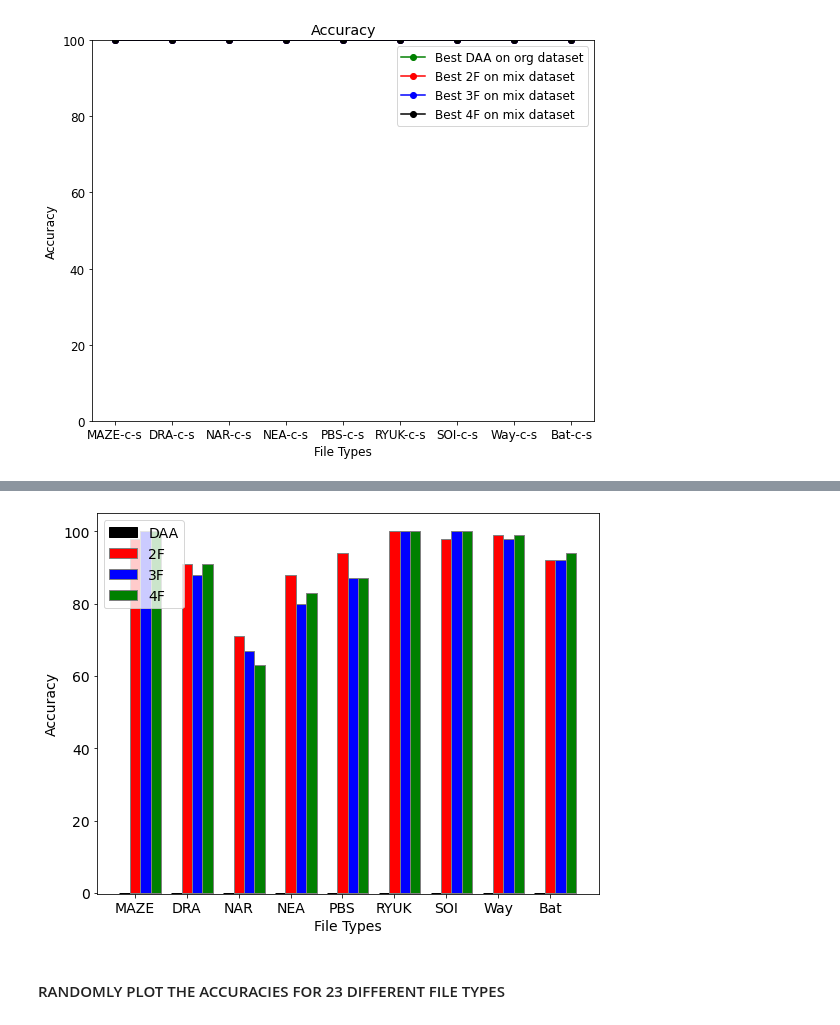
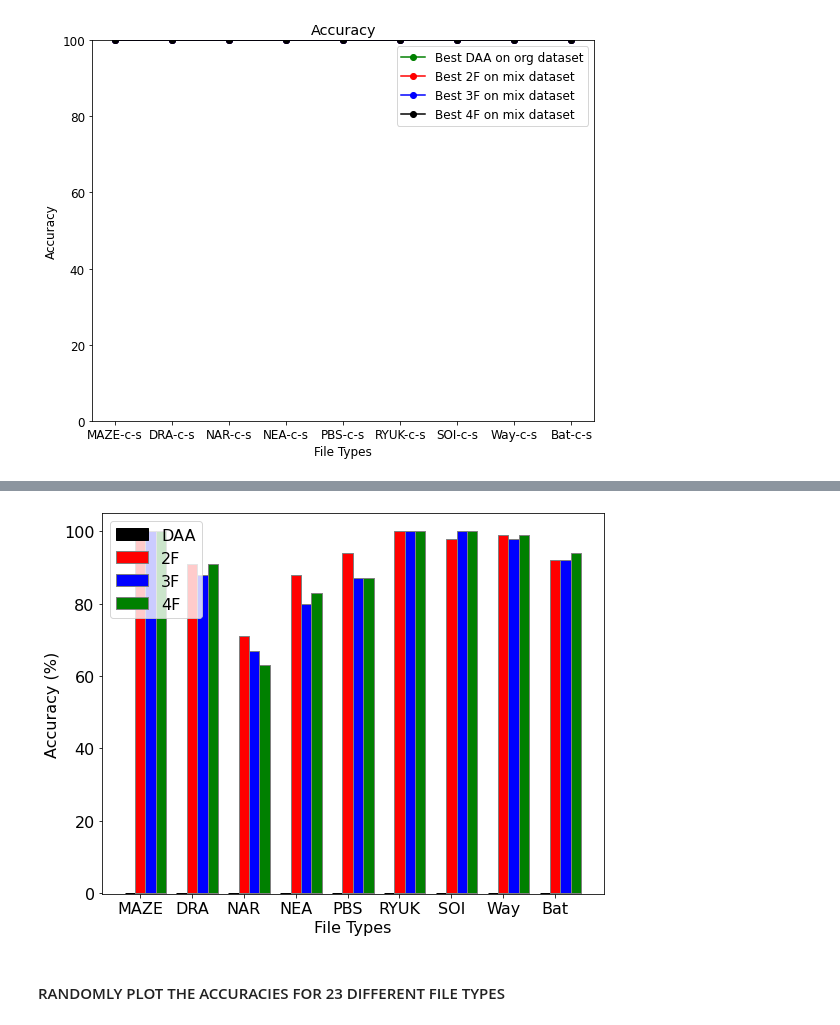
Before and after one commit to gomitolof/DAA-for-Ransomware-detection, a Jupyter notebook: models_mix/best_models.ipynb, the cells around one changed output, grey strips where cells are left out. Drawn from its saved outputs; the diff is of its cells as text; code cells hidden in the pictures.

```diff
--- a/models_mix/best_models.ipynb
+++ b/models_mix/best_models.ipynb
@@ -1555,11 +1555,11 @@ plt.show()
 # %% [output]
 [figure]
 # %%
-plt.rcParams.update({'font.size': 14})
+plt.rcParams.update({'font.size': 16})
 plt.figure(figsize=(9,7))
 #plt.title("Accuracy with l-h")
 plt.xlabel("File Types")
-plt.ylabel("Accuracy")
+plt.ylabel("Accuracy (%)")
 barWidth = 0.20
 br1 = np.arange(len(short_paths[27:36]))
 br2 = [x + barWidth for x in br1]
@@ -1590,35 +1590,35 @@ plt.show()
 # %%
-plt.rcParams.update({'font.size': 14})
+plt.rcParams.update({'font.size': 16})
 plt.figure(figsize=(9,7))
 #plt.title("Accuracy with r-c")
 plt.xlabel("File Types")
-plt.ylabel("Accuracy")
+plt.ylabel("Accuracy (%)")
 barWidth = 0.20
 br1 = np.arange(len(short_paths[27:36]))
 br2 = [x + barWidth for x in br1]
 br3 = [x + barWidth for x in br2]
 br4 = [x + barWidth for x in br3]
 plt.bar(br1, acc_DAA_mix[0:9], tick_label = short_paths[27:36], width=barWidth, color='black', edgecolor ='black', label ='DAA')
 plt.bar(br2, acc_2F_mix[0:9], tick_label = short_paths[27:36], width=barWidth, color='red', edgecolor ='grey', label ='2F')
 plt.bar(br3, acc_3F_mix[0:9], tick_label = short_paths[27:36], width=barWidth, color='blue', edgecolor ='grey', label ='3F')
 plt.bar(br4, acc_4F_mix[0:9], tick_label = short_paths[27:36], width=barWidth, color='green', edgecolor ='grey', label ='4F')
 plt.xticks([r + barWidth for r in range(len(short_paths[27:36]))],short_paths[27:36])
 plt.ylim([-0.2, 105])
 plt.legend()
 plt.savefig('../Img/acc_r-c_bars.pdf')
 plt.show()
 
 ### OLD VERSION ###
 # plt.plot(short_paths[0:9], acc_DAA_mix[0:9], marker='o', color="red", label="Best DAA on org dataset")
 # plt.plot(short_paths[0:9], acc_2F_mix[0:9], marker='o', color="green", label="Best 2F on mix dataset")
 # plt.plot(short_paths[0:9], acc_3F_mix[0:9], marker='o', color="blue", label="Best 3F on mix dataset")
 # plt.plot(short_paths[0:9], acc_4F_mix[0:9], marker='o', color="black", label="Best 4F on mix dataset")
 # plt.ylim([0, 100])
 # plt.legend()
 # plt.savefig('../Img/acc_r-c.pdf')
 # plt.show()
 # %% [output]
-[figure, old version]
+[figure, new version]
 # %% [markdown]
 #### RANDOMLY PLOT THE ACCURACIES FOR 23 DIFFERENT FILE TYPES
 # %%
```
Also changed, not shown: parts of 2 cells of this notebook, 4 other files.
